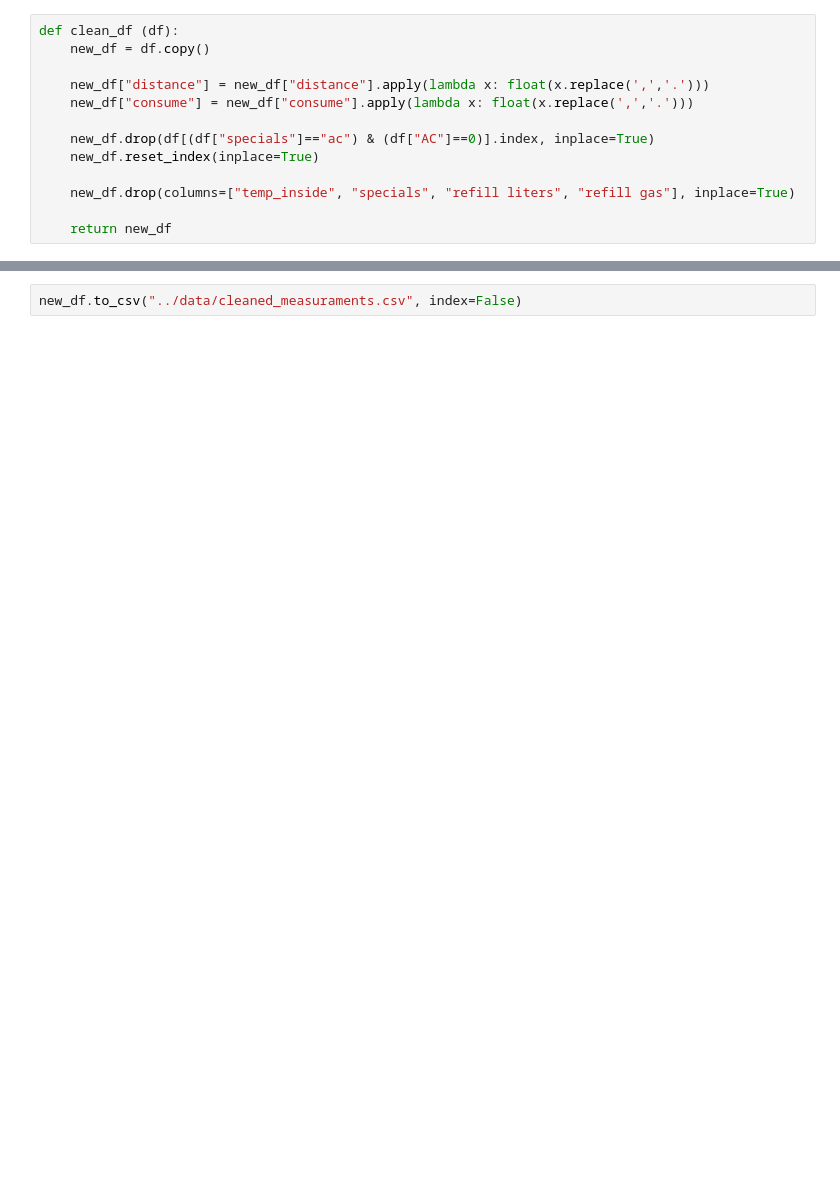
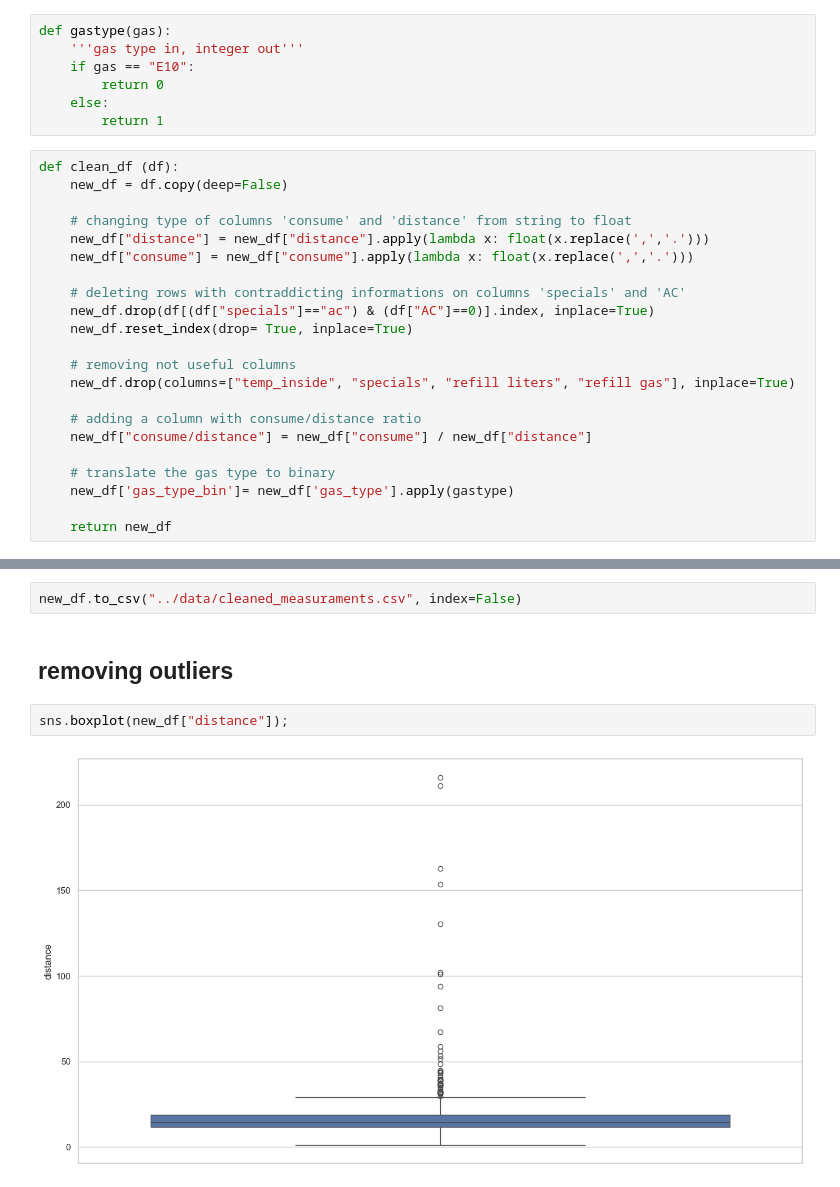
Before and after one commit to ironhack-edu/technical_challenge_DA, a Jupyter notebook: notebook/draft.ipynb, the cells around one changed output, grey strips where cells are left out. Cells and saved outputs as stored; diff of their text form; blank space fills up the shorter version.

```diff
--- a/notebook/draft.ipynb
+++ b/notebook/draft.ipynb
@@ -234,15 +252,31 @@ CLEANING:
+# %%
+def gastype(gas):
+    '''gas type in, integer out'''
+    if gas == "E10":
+        return 0
+    else:
+        return 1
 # %%
 def clean_df (df):
-    new_df = df.copy()
+    new_df = df.copy(deep=False)
 
+    # changing type of columns 'consume' and 'distance' from string to float
     new_df["distance"] = new_df["distance"].apply(lambda x: float(x.replace(',','.')))
     new_df["consume"] = new_df["consume"].apply(lambda x: float(x.replace(',','.')))
 
+    # deleting rows with contraddicting informations on columns 'specials' and 'AC'
     new_df.drop(df[(df["specials"]=="ac") & (df["AC"]==0)].index, inplace=True)
-    new_df.reset_index(inplace=True)
+    new_df.reset_index(drop= True, inplace=True)
 
+    # removing not useful columns
     new_df.drop(columns=["temp_inside", "specials", "refill liters", "refill gas"], inplace=True)
 
+    # adding a column with consume/distance ratio
+    new_df["consume/distance"] = new_df["consume"] / new_df["distance"]
+
+    # translate the gas type to binary
+    new_df['gas_type_bin']= new_df['gas_type'].apply(gastype)
+
     return new_df
 # %%
 new_df = clean_df(df)
@@ -268,2 +303,8 @@ memory usage: 27.3+ KB
 # %%
 new_df.to_csv("../data/cleaned_measuraments.csv", index=False)
+# %% [markdown]
+## removing outliers
+# %%
+sns.boxplot(new_df["distance"]);
+# %% [output]
+[figure, added]
```
Also changed, not shown: parts of 52 cells of this notebook, 3 other files.
